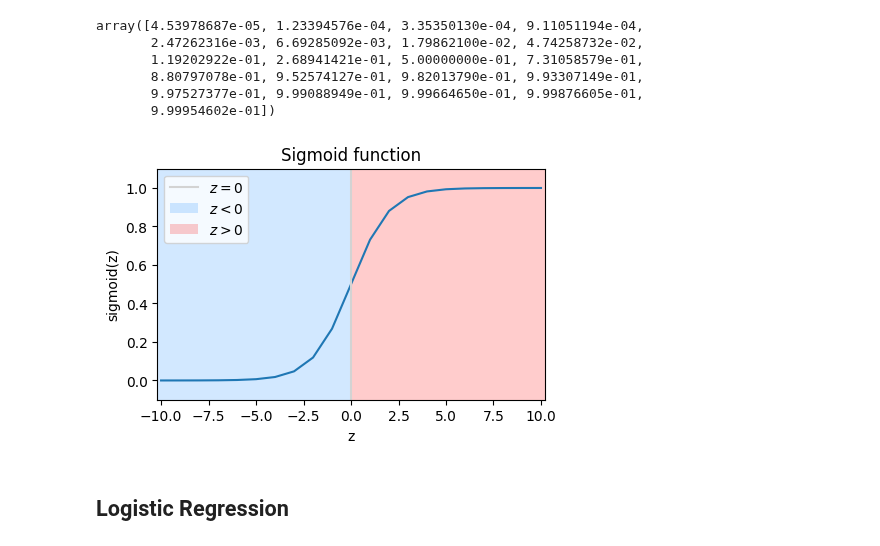
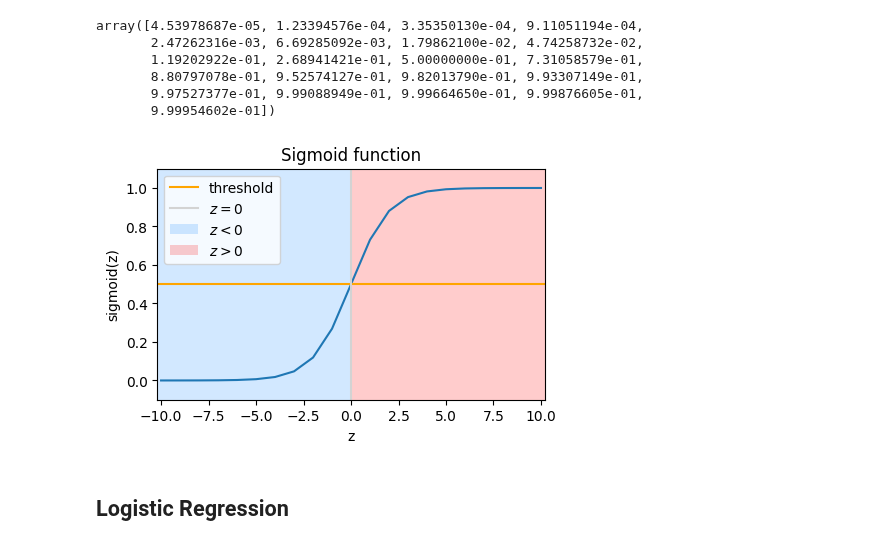
Before and after one commit to PaulToronto/Stanford-Andrew-Ng-Machine-Learning-Specialization, a Jupyter notebook: 1_3_1_2_Lab_Sigmoid_Function_and_Logistic_Regression.ipynb, the cells around one changed output. Saved outputs shown, nothing was run; the diff lists cells and outputs as text; code cells hidden in the pictures.

```diff
--- a/1_3_1_2_Lab_Sigmoid_Function_and_Logistic_Regression.ipynb
+++ b/1_3_1_2_Lab_Sigmoid_Function_and_Logistic_Regression.ipynb
@@ -185,34 +185,37 @@ array([4.53978687e-05, 1.23394576e-04, 3.35350130e-04, 9.11051194e-04,
 # %%
 xmin = -10.2
 xmax = 10.2
 ymin = -0.1
 ymax = 1.1
 
 # plot the sigmoid function
 fig, ax = plt.subplots(1, 1, figsize=(5, 3))
 
 ax.set_xlim(xmin, xmax)
 ax.set_ylim(ymin, ymax)
 
 ax.plot(z_temp, y)
 ax.set_title('Sigmoid function')
 ax.set_ylabel('sigmoid(z)')
 ax.set_xlabel('z')
 
+# plot threshold
+plt.axhline(0.5, c='orange', label='threshold')
+
 ax.axvline(0, c='lightgray', label='$z = 0$')
 ax.fill_betweenx((ymin, ymax),
                  xmin, 0,
                  facecolor='dodgerblue',
                  alpha=0.2, label='$z < 0$')
 ax.fill_betweenx((ymin, ymax),
                  0, xmax,
                  facecolor='red',
                  alpha=0.2, label='$z > 0$')
 ax.legend()
 
 plt.show()
 # %% [output]
-[figure, old version]
+[figure, new version]
 # %% [markdown]
 ## Logistic Regression
 # %% [markdown]
```
Also changed, not shown: parts of 2 cells of this notebook.
